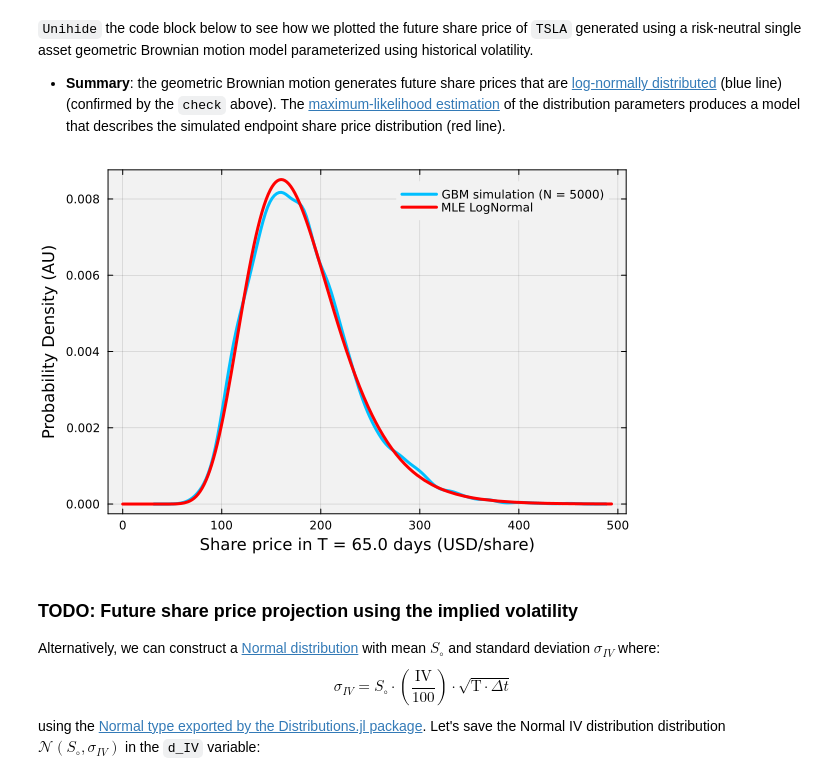
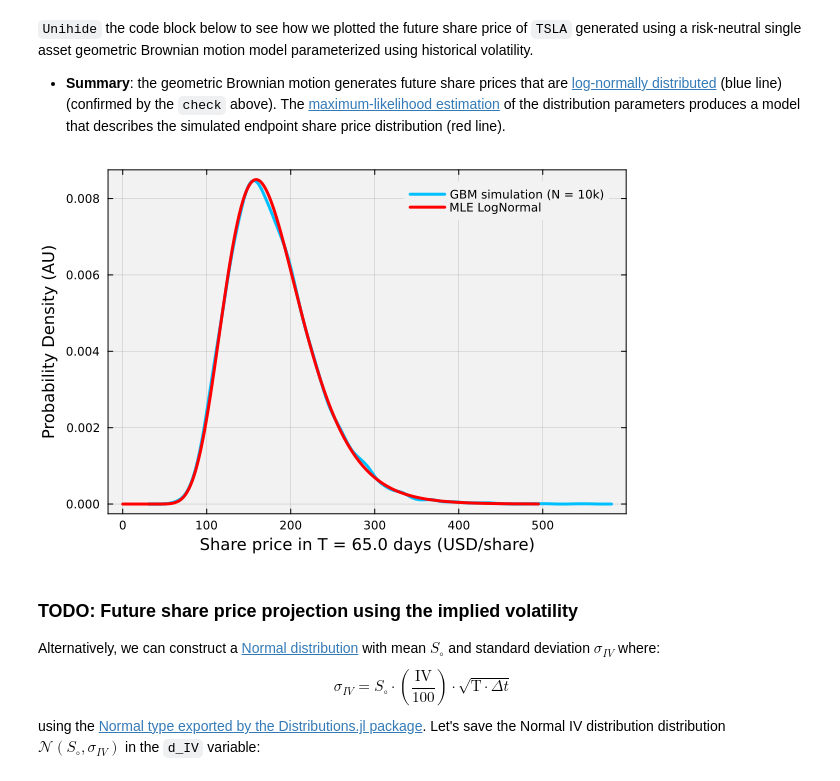
Before and after one commit to varnerlab/CHEME-130-eCornell-Repository, a Jupyter notebook: courses/CHEME-134/module-2/CHEME-134-Module-2-WorkedExample.ipynb, the cells around one changed output. Drawn from its saved outputs; the diff is of its cells as text; code cells hidden in the pictures.

```diff
--- a/courses/CHEME-134/module-2/CHEME-134-Module-2-WorkedExample.ipynb
+++ b/courses/CHEME-134/module-2/CHEME-134-Module-2-WorkedExample.ipynb
@@ -126,7 +126,7 @@ Now that we have a populated [MyGeometricBrownianMotionEquityModel instance](htt
 * The [sample method](https://varnerlab.github.io/VLQuantitativeFinancePackage.jl/dev/equity/#VLQuantitativeFinancePackage.sample-Tuple{MyMultipleAssetGeometricBrownianMotionEquityModel,%20NamedTuple}) takes a `model::MyGeometricBrownianMotionEquityModel` instance as the first argument, along with the time values that we wish to sample: `T₁::Float64` is the start time, `T₂::Float64` is the stop-time (in units of `years`), `Δt::Float64` is the time step (in units of `years`), and `Sₒ::Float64` denotes the initial share price (in units of `USD/share`). Finally, we pass in the number of samples we want to generate in the `number_of_paths` argument.
 * The [sample method](https://varnerlab.github.io/VLQuantitativeFinancePackage.jl/dev/equity/#VLQuantitativeFinancePackage.sample-Tuple{MyMultipleAssetGeometricBrownianMotionEquityModel,%20NamedTuple}) generates `number_of_paths` sample paths from $T_{1}\rightarrow{T}_{2}$ in steps of $\Delta{t}$. However, we only want the share prices corresponding to the duration of the contract, i.e., $T_{2} = \text{DTE}$. Thus, we pass the full `samples` array [using the Julia pipe operator](https://docs.julialang.org/en/v1/manual/functions/#Function-composition-and-piping) to a slicing operation where we select columns `2:end` of the last row (col 1 holds the time). We store the `number_of_paths` samples of the share price at $T_{2}$ in the `endpoint::Array{Float64,1}` variable.
 # %%
-number_of_samples = 5000;
+number_of_samples = 10000;
 endpoint = VLQuantitativeFinancePackage.sample(model, (
     T₁ = 0.0,
     T₂ = (DTE)*(Δt),
@@ -166,14 +166,14 @@ Details:
 * __Summary__: the geometric Brownian motion generates future share prices that are [log-normally distributed](https://en.wikipedia.org/wiki/Log-normal_distribution) (blue line) (confirmed by the `check` above). The [maximum-likelihood estimation](https://en.wikipedia.org/wiki/Maximum_likelihood_estimation) of the distribution parameters produces a model that describes the simulated endpoint share price distribution (red line).
 # %%
 let
-    density(endpoint, lw=3, c=:deepskyblue1, label="GBM simulation (N = 5000)")
+    density(endpoint, lw=3, c=:deepskyblue1, label="GBM simulation (N = 10k)")
     plot!(d_gbm, lw=3, label="MLE LogNormal", c=:red,
         bg="gray95", background_color_outside="white", framestyle = :box, fg_legend = :transparent)
     xlabel!("Share price in T = $(DTE) days (USD/share)", fontsize=18)
     ylabel!("Probability Density (AU)", fontsize=18)
 end
 # %% [output]
-[figure, old version]
+[figure, new version]
 # %% [markdown]
 ### TODO: Future share price projection using the implied volatility
 Alternatively, we can construct a [Normal distribution](https://juliastats.org/Distributions.jl/stable/univariate/#Distributions.Normal) with mean $S_{\circ}$ and standard deviation $\sigma_{IV}$ where:
```
Also changed, not shown: parts of 1 cell of this notebook.
